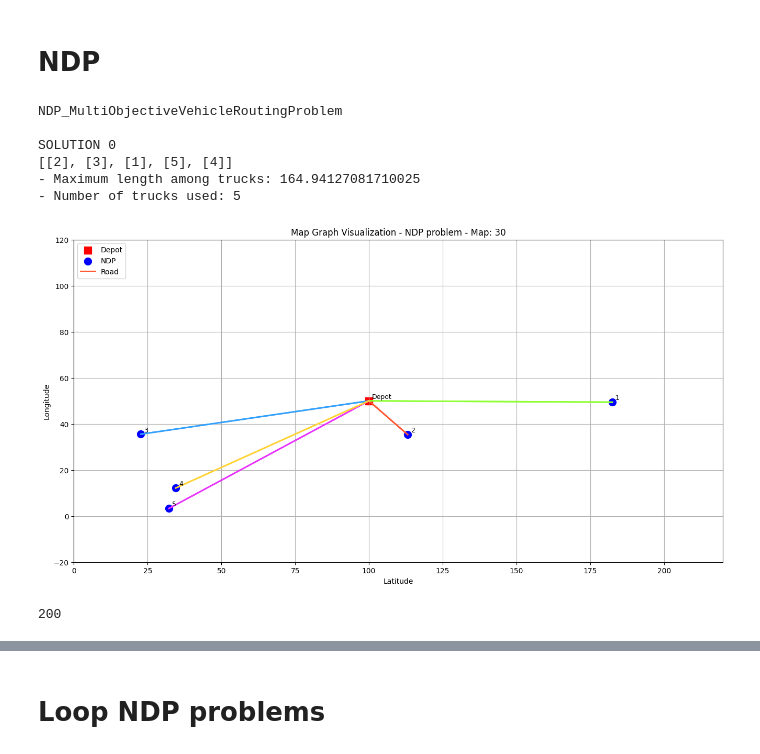
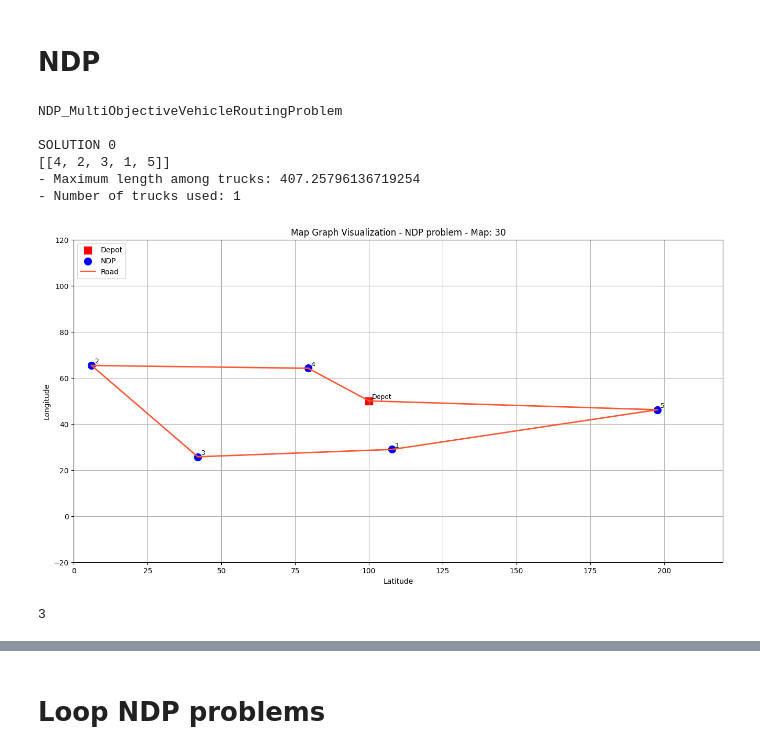
Before and after one commit to ducnguyen1014/DM-A, a Jupyter notebook: multi-objective_vehicle_routing_problem/duc_visualization.ipynb, the cells around one changed output, grey strips where cells are left out. Saved outputs shown, nothing was run; the diff lists cells and outputs as text; code cells hidden in the pictures.

```diff
--- a/multi-objective_vehicle_routing_problem/duc_visualization.ipynb
+++ b/multi-objective_vehicle_routing_problem/duc_visualization.ipynb
@@ -15,41 +14,41 @@ np.random.seed(SEED)
 # %%
 """
 NDP problem
 """
 
 ndp_problem = NDP_MultiObjectiveVehicleRoutingProblem(
     number_of_ndp_customer=NUMBER_OF_NDP_CUSTOMER,
     range_of_ndp_customer=RANGE_OF_NDP_CUSTOMER,
 )
 
 # ndp_problem.visualize()
 
 ndp_algorithm = NSGA2(
-    pop_size=3840,
-    n_offsprings=400,
+    pop_size=30,
+    n_offsprings=10,
     sampling=CustomRandomSampling(NUMBER_OF_NDP_CUSTOMER),
     crossover=SBX(prob=0.9, eta=15),
     mutation=PM(eta=20),
     eliminate_duplicates=True,
 )
 
 # Run the optimization
-ndp_res = minimize(ndp_problem, ndp_algorithm, ("n_gen", 200), verbose=False)
+ndp_res = minimize(ndp_problem, ndp_algorithm, ("n_gen", 2000), verbose=False)
 
 # Create solution handler
 ndp_solution_handler = SolutionHandler(ndp_problem.get_map_graph())
 ndp_solution_handler.set_result(ndp_res)
 ndp_solution_handler.print_best_decoded_solutions(1)
 ndp_solution_handler.visualize_solution("NDP problem")
 # %% [output]
 NDP_MultiObjectiveVehicleRoutingProblem
 
 SOLUTION 0
-[[2], [3], [1], [5], [4]]
-- Maximum length among trucks: 164.94127081710025
-- Number of trucks used: 5
+[[4, 2, 3, 1, 5]]
+- Maximum length among trucks: 407.25796136719254
+- Number of trucks used: 1
-[figure, old version]
+[figure, new version]
 # %%
 len(ndp_solution_handler.get_best_decoded_solutions())
 # %% [output]
-200
+3
```
Also changed, not shown: parts of 11 cells of this notebook, 2 other files.
